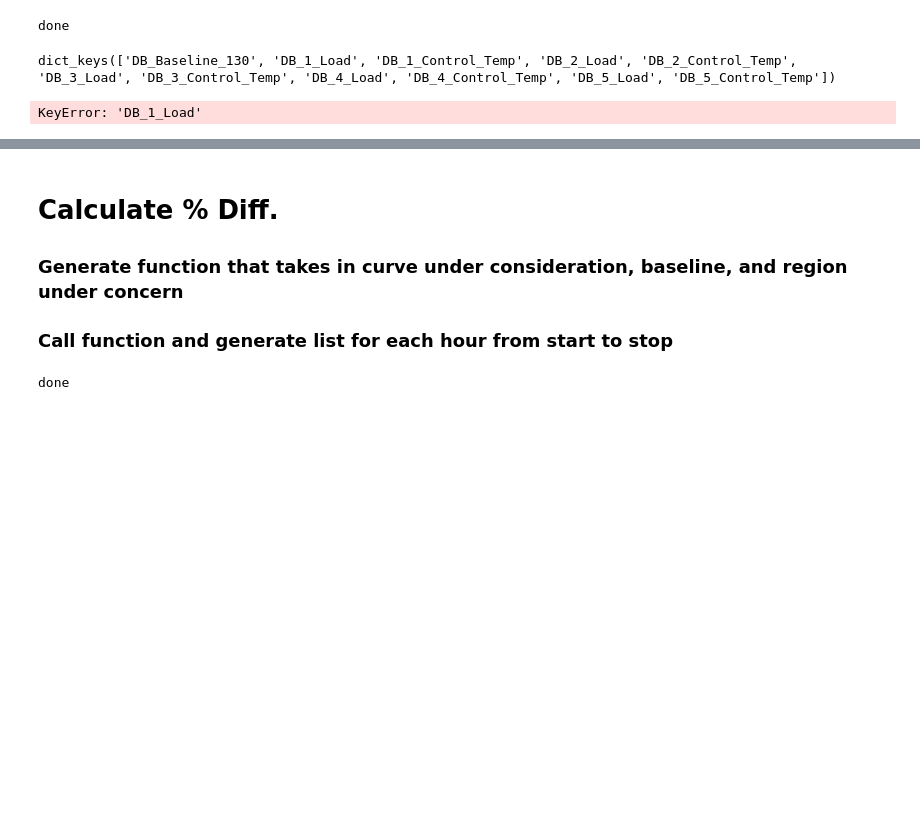
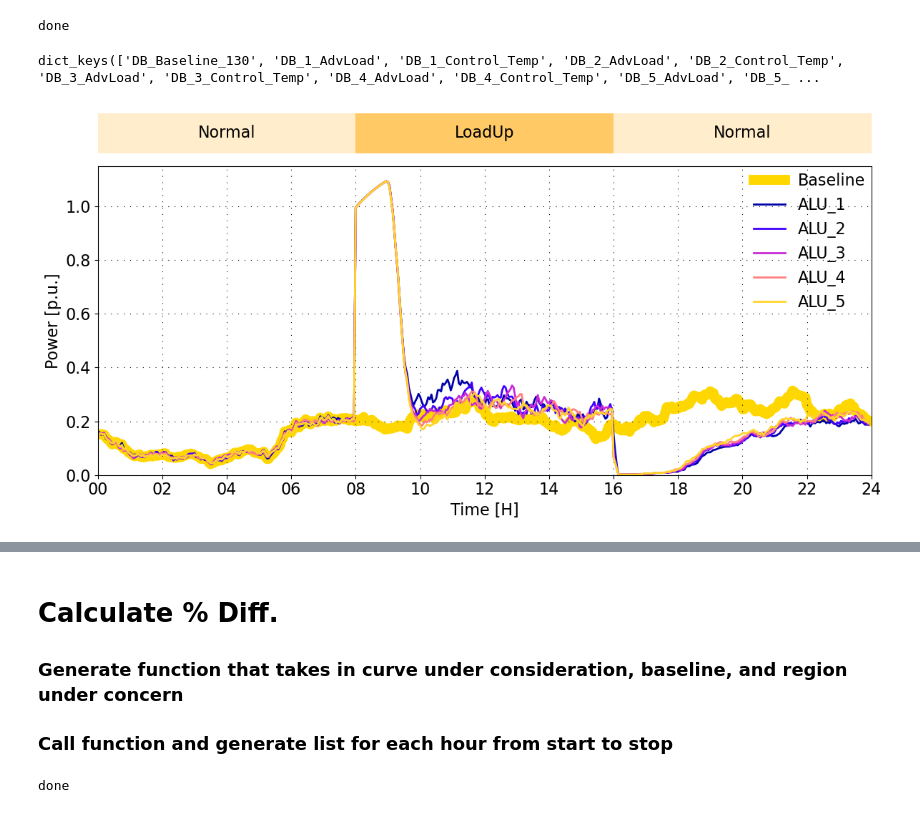
Before and after one commit to PortlandStatePowerLab/OCHRE_Run_Scripts, a Jupyter notebook: analyze_DB.ipynb, the cells around one changed output, grey strips where cells are left out. Saved outputs shown, nothing was run; the diff lists cells and outputs as text; code cells hidden in the pictures; blank space fills up the shorter version.

```diff
--- a/analyze_DB.ipynb
+++ b/analyze_DB.ipynb
@@ -260,7 +260,7 @@ all_results.update(res)
 #     all_results.update(res)
 
 filesLoad = [
-    # "180110_1_3_AdvLoad_Control.parquet",
+    "180110_1_3_AdvLoad_Control.parquet",
     "180110_1_3_Load_Control.parquet",
 
 ]
@@ -271,7 +271,7 @@ for f in filesLoad:
 
 print(all_results.keys())
 # %% [output]
-dict_keys(['DB_Baseline_130', 'DB_1_Load', 'DB_1_Control_Temp', 'DB_2_Load', 'DB_2_Control_Temp', 'DB_3_Load', 'DB_3_Control_Temp', 'DB_4_Load', 'DB_4_Control_Temp', 'DB_5_Load', 'DB_5_Control_Temp'])
+dict_keys(['DB_Baseline_130', 'DB_1_AdvLoad', 'DB_1_Control_Temp', 'DB_2_AdvLoad', 'DB_2_Control_Temp', 'DB_3_AdvLoad', 'DB_3_Control_Temp', 'DB_4_AdvLoad', 'DB_4_Control_Temp', 'DB_5_AdvLoad', 'DB_5_ ...
 # %%
 import matplotlib.pyplot as plt
 import numpy as np
@@ -288,6 +288,19 @@ N = n * prated
 # -------------------------------
 results = {'': [8, 8, 8]} # , 4, 3, 3, 4
 words = ['Normal', 'LoadUp', 'Normal'] # , 'Normal', 'LoadUp', 'Shed', 'Normal'
+
+
+def short_label(key):
+    parts = key.split("_")
+    if "AdvLoad" in key:
+        return f"ALU_{parts[1]}"   # Advanced Load Up -> ALU_1, ALU_2
+    elif "Load" in key:
+        return f"LU_{parts[1]}"    # Load Up -> LU_1, LU_2
+    elif "Baseline" in key:
+        return "Baseline"
+    else:
+        return key
+
 
 def bars(ax, results, category_names):
     labels = list(results.keys())
@@ -322,9 +335,8 @@ def bars(ax, results, category_names):
 # -------------------------------
 # Pick any 1–2 keys from all_results
 keys_to_plot = ['DB_Baseline_130', 'DB_1_AdvLoad', 'DB_2_AdvLoad', 'DB_3_AdvLoad',
-                'DB_4_AdvLoad', 'DB_5_AdvLoad', 'DB_1_Load', 'DB_2_Load', 'DB_3_Load',
-                'DB_4_Load', 'DB_5_Load']  # example ,"DB_5_120", "DB_10_120", "DB_15_120""DB_5_125", "DB_10_125", "DB_15_125",
-keys_to_plot = ['DB_Baseline_130',  'DB_1_Load', 'DB_2_Load', 'DB_3_Load', 'DB_4_Load', 'DB_5_Load']  # example ,"DB_5_120", "DB_10_120", "DB_15_120""DB_5_125", "DB_10_125", "DB_15_125",
+                'DB_4_AdvLoad', 'DB_5_AdvLoad']  # example ,"DB_5_120", "DB_10_120", "DB_15_120""DB_5_125", "DB_10_125", "DB_15_125",
+# keys_to_plot = ['DB_Baseline_130',  'DB_1_Load', 'DB_2_Load', 'DB_3_Load', 'DB_4_Load', 'DB_5_Load']  # example ,"DB_5_120", "DB_10_120", "DB_15_120""DB_5_125", "DB_10_125", "DB_15_125",
 DB_list = [all_results[k] for k in keys_to_plot]
 # DB_upLIST = DB_list = [all_results[k]["upDB"] for k in keys_to_plot]
 
@@ -356,6 +368,7 @@ leg = ['x',
 for i, db_series in enumerate(DB_list):
 
     key = keys_to_plot[i]
+    label = short_label(key)
     parts = key.split("_")
     mid = parts[1]        # e.g. "5", "10", "Baseline"
 
@@ -395,44 +408,44 @@ for i, db_series in enumerate(DB_list):
         db_series.values/N,
         color=colors[i],
         linewidth=2,
-        # label=labels[i]
-        label=leg[i]
+        label=label
+        # label=leg[i]
     )
 
 
 ax_control.set_ylabel("Power [p.u.]", fontsize=A)
 ax_control.set_xlabel("Time [H]", fontsize=A)
 ax_control.tick_params(axis='x', labelrotation=0, labelsize=A)
 ax_control.tick_params(axis='y', labelsize=A)
 
 # X-axis formatting
 ax_control.set_xlim(0, 24)
 ax_control.set_xticks(range(0, 25, 2))
 ax_control.set_xticklabels([f"{h:02d}" for h in range(0, 25, 2)])
 
-ax_control.set_ylim(0,0.9)
+ax_control.set_ylim(0,1.15)
 # ax_control.set_yticks([0, 0.05, 0.1, 0.15, 0.2, 0.25, 0.3])
 
 
 ax_control.grid(True, linestyle=(0, (1, 7)), color='black', linewidth=0.8)
 # ax_control.legend(fontsize=A)
 ax_control.legend(
     fontsize=A,
     loc="upper right",        # anchor the legend at the upper left of the bbox
     # bbox_to_anchor=(1.02, 1),  # move the legend outside, just to the right
     borderaxespad=0,          # remove padding between axes and legend
     frameon=False
 )
 
 
 RESULTS_DIR = r"C:\Users\danap\OCHRE_Working\Figs"
-filename = '180110_1_3_LoadUp_DB.pdf'
+filename = '180110_1_3_AdvLoadUp_DB.pdf'
 filepath = os.path.join(RESULTS_DIR, filename)
 # plt.savefig(filepath, format='pdf', bbox_inches='tight', pad_inches=0)
 plt.tight_layout()
 plt.show()
 # %% [output]
-KeyError: 'DB_1_Load'
+[figure, added]
 # %%
 import os
 import numpy as np
```
Also changed, not shown: parts of 2 cells of this notebook.
